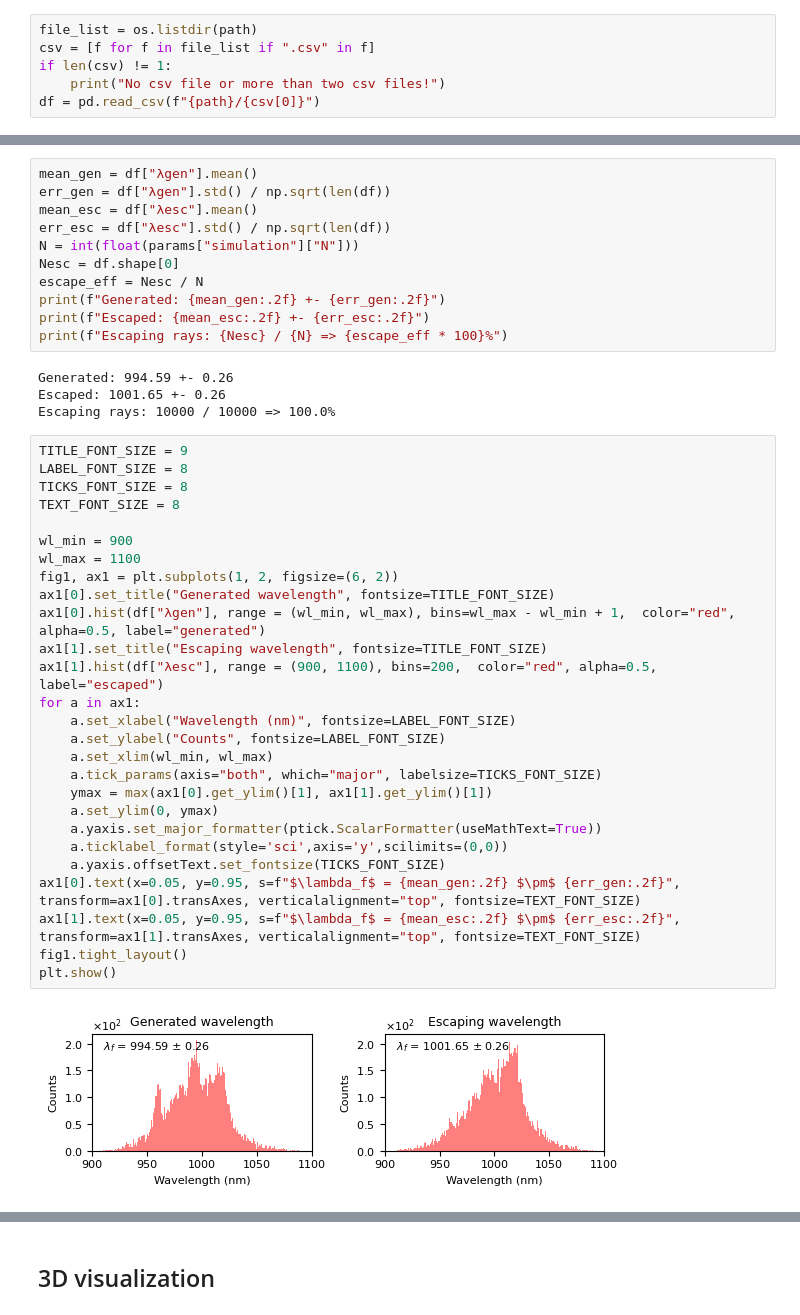
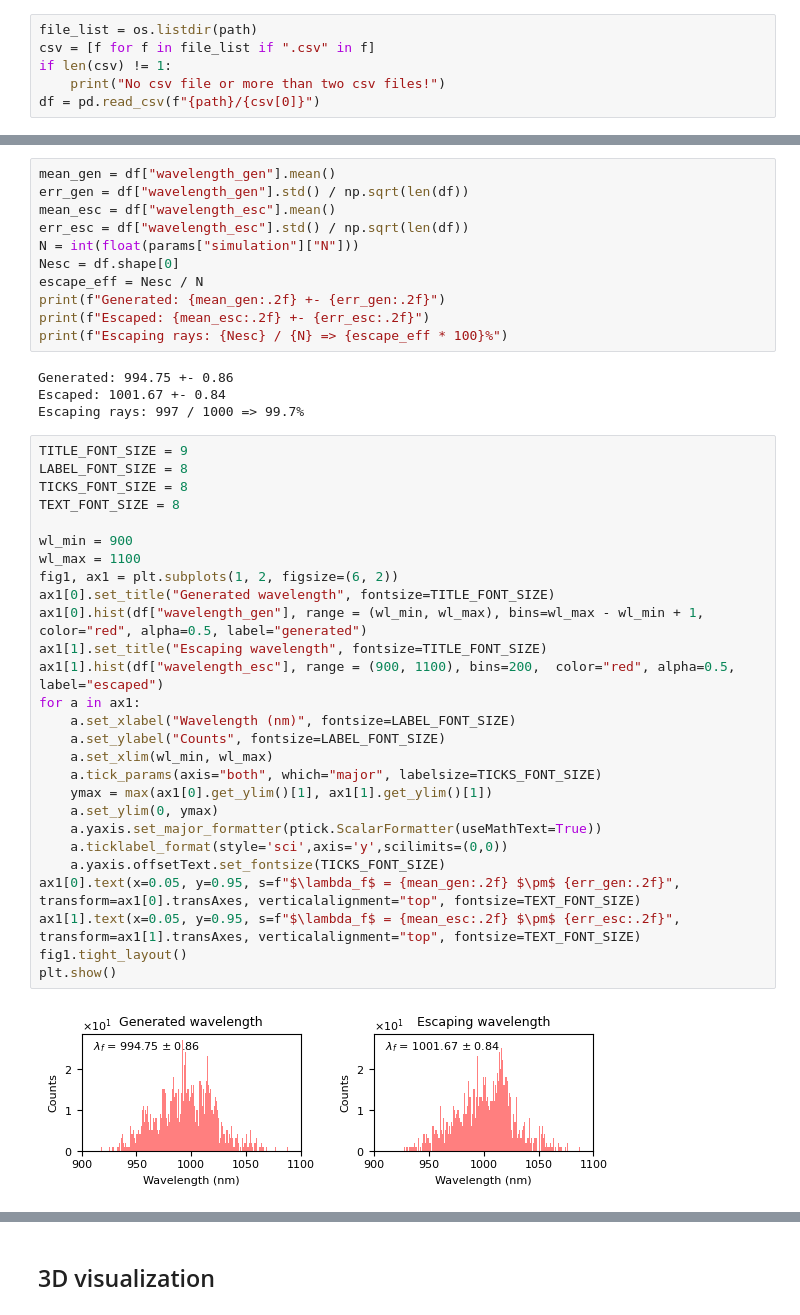
Before and after one commit to hirokitanaka-ikz/fluorescence_ray_tracing, a Jupyter notebook: report.ipynb, the cells around one changed output, grey strips where cells are left out. Cells and saved outputs as stored; diff of their text form.

```diff
--- a/report.ipynb
+++ b/report.ipynb
@@ -47,8 +47,8 @@ df
 # %%
-mean_gen = df["λgen"].mean()
-err_gen = df["λgen"].std() / np.sqrt(len(df))
-mean_esc = df["λesc"].mean()
-err_esc = df["λesc"].std() / np.sqrt(len(df))
+mean_gen = df["wavelength_gen"].mean()
+err_gen = df["wavelength_gen"].std() / np.sqrt(len(df))
+mean_esc = df["wavelength_esc"].mean()
+err_esc = df["wavelength_esc"].std() / np.sqrt(len(df))
 N = int(float(params["simulation"]["N"]))
 Nesc = df.shape[0]
 escape_eff = Nesc / N
@@ -56,38 +56,38 @@ print(f"Generated: {mean_gen:.2f} +- {err_gen:.2f}")
 print(f"Escaped: {mean_esc:.2f} +- {err_esc:.2f}")
 print(f"Escaping rays: {Nesc} / {N} => {escape_eff * 100}%")
 # %% [output]
-Generated: 994.59 +- 0.26
-Escaped: 1001.65 +- 0.26
-Escaping rays: 10000 / 10000 => 100.0%
+Generated: 994.75 +- 0.86
+Escaped: 1001.67 +- 0.84
+Escaping rays: 997 / 1000 => 99.7%
 # %%
 TITLE_FONT_SIZE = 9
 LABEL_FONT_SIZE = 8
 TICKS_FONT_SIZE = 8
 TEXT_FONT_SIZE = 8
 
 wl_min = 900
 wl_max = 1100
 fig1, ax1 = plt.subplots(1, 2, figsize=(6, 2))
 ax1[0].set_title("Generated wavelength", fontsize=TITLE_FONT_SIZE)
-ax1[0].hist(df["λgen"], range = (wl_min, wl_max), bins=wl_max - wl_min + 1,  color="red", alpha=0.5, label="generated")
+ax1[0].hist(df["wavelength_gen"], range = (wl_min, wl_max), bins=wl_max - wl_min + 1,  color="red", alpha=0.5, label="generated")
 ax1[1].set_title("Escaping wavelength", fontsize=TITLE_FONT_SIZE)
-ax1[1].hist(df["λesc"], range = (900, 1100), bins=200,  color="red", alpha=0.5, label="escaped")
+ax1[1].hist(df["wavelength_esc"], range = (900, 1100), bins=200,  color="red", alpha=0.5, label="escaped")
 for a in ax1:
     a.set_xlabel("Wavelength (nm)", fontsize=LABEL_FONT_SIZE)
     a.set_ylabel("Counts", fontsize=LABEL_FONT_SIZE)
     a.set_xlim(wl_min, wl_max)
     a.tick_params(axis="both", which="major", labelsize=TICKS_FONT_SIZE)
     ymax = max(ax1[0].get_ylim()[1], ax1[1].get_ylim()[1])
     a.set_ylim(0, ymax)
     a.yaxis.set_major_formatter(ptick.ScalarFormatter(useMathText=True))
     a.ticklabel_format(style='sci',axis='y',scilimits=(0,0))
     a.yaxis.offsetText.set_fontsize(TICKS_FONT_SIZE)
 ax1[0].text(x=0.05, y=0.95, s=f"$\lambda_f$ = {mean_gen:.2f} $\pm$ {err_gen:.2f}", transform=ax1[0].transAxes, verticalalignment="top", fontsize=TEXT_FONT_SIZE)
 ax1[1].text(x=0.05, y=0.95, s=f"$\lambda_f$ = {mean_esc:.2f} $\pm$ {err_esc:.2f}", transform=ax1[1].transAxes, verticalalignment="top", fontsize=TEXT_FONT_SIZE)
 fig1.tight_layout()
 plt.show()
 # %% [output]
-[figure, old version]
+[figure, new version]
 # %%
 Nref_max = 50
 
```
Also changed, not shown: parts of 4 cells of this notebook, 3 other files.
